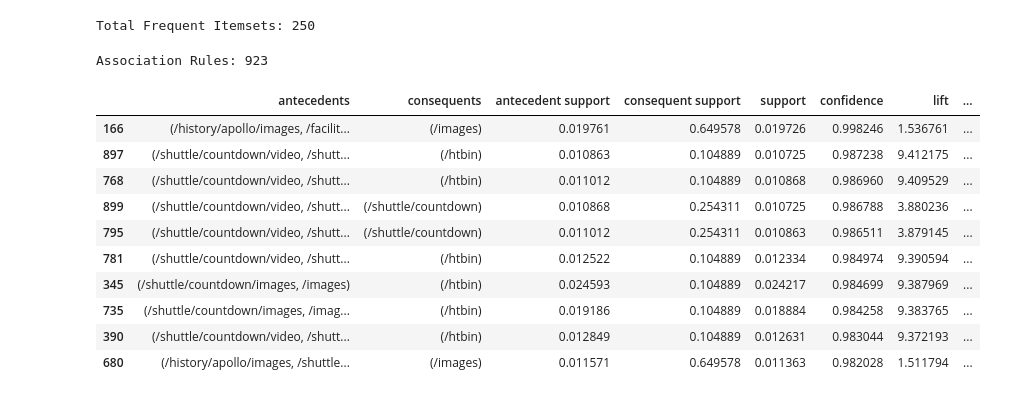
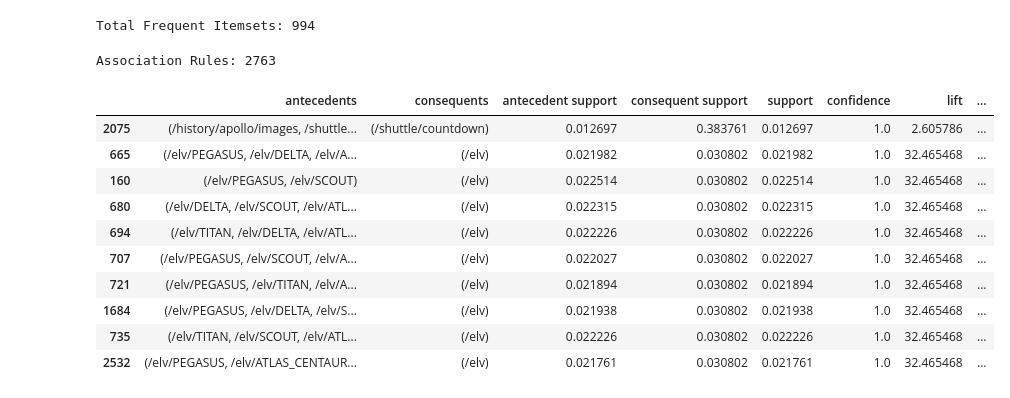
Before and after one commit to AbdallahYettou/ML-Mini-project-uncover-browsing-patterns, a Jupyter notebook: usedAlgorithme/apriori.ipynb, the cells around one changed output. Cells and saved outputs as stored; diff of their text form; code cells hidden in the pictures.

```diff
--- a/usedAlgorithme/apriori.ipynb
+++ b/usedAlgorithme/apriori.ipynb
@@ -8,7 +8,7 @@ from sklearn.naive_bayes import GaussianNB
 from sklearn.metrics import accuracy_score, classification_report, confusion_matrix
 
 
-with open("../Data/extractedAndcleanedData/usersessions.csv", "r", encoding="utf-8") as f:
+with open("../Data/extractedAndcleanedData/cleaned_data.csv", "r", encoding="utf-8") as f:
     lines = [line.strip().split(",") for line in f]
 
 max_cols = max(len(row) for row in lines)
@@ -28,31 +28,33 @@ from mlxtend.frequent_patterns import apriori
 frequent_itemsets = apriori(df_encoded, min_support=0.01, use_colnames=True)
 print("Total Frequent Itemsets:", frequent_itemsets.shape[0])
 # %% [output]
-Total Frequent Itemsets: 250
+Total Frequent Itemsets: 994
 # %%
 from mlxtend.frequent_patterns import association_rules
-rules = association_rules(frequent_itemsets, metric="confidence", min_threshold=0.1)
+rules = association_rules(frequent_itemsets,
+                          metric="confidence",
+                          min_threshold=0.5)
 rules = rules[rules['antecedents'].apply(lambda x: len(x) >= 1) & rules['consequents'].apply(lambda x: len(x) >= 1)]
 rules = rules[
     (rules['antecedents'].apply(len) > 0) &
     (rules['consequents'].apply(len) > 0)
 ]
 print("Association Rules:", rules.shape[0])
 rules_sorted_conf = rules.sort_values(by="confidence", ascending=False)
 rules_sorted_conf.head(10)
 # %% [output]
-Association Rules: 923
+Association Rules: 2763
 |  | antecedents | consequents | antecedent support | consequent support | support | confidence | lift | ... |
-| 166 | (/history/apollo/images, /facilit... | (/images) | 0.019761 | 0.649578 | 0.019726 | 0.998246 | 1.536761 | ... |
-| 897 | (/shuttle/countdown/video, /shutt... | (/htbin) | 0.010863 | 0.104889 | 0.010725 | 0.987238 | 9.412175 | ... |
-| 768 | (/shuttle/countdown/video, /shutt... | (/htbin) | 0.011012 | 0.104889 | 0.010868 | 0.986960 | 9.409529 | ... |
-| 899 | (/shuttle/countdown/video, /shutt... | (/shuttle/countdown) | 0.010868 | 0.254311 | 0.010725 | 0.986788 | 3.880236 | ... |
-| 795 | (/shuttle/countdown/video, /shutt... | (/shuttle/countdown) | 0.011012 | 0.254311 | 0.010863 | 0.986511 | 3.879145 | ... |
-| 781 | (/shuttle/countdown/video, /shutt... | (/htbin) | 0.012522 | 0.104889 | 0.012334 | 0.984974 | 9.390594 | ... |
-| 345 | (/shuttle/countdown/images, /images) | (/htbin) | 0.024593 | 0.104889 | 0.024217 | 0.984699 | 9.387969 | ... |
-| 735 | (/shuttle/countdown/images, /imag... | (/htbin) | 0.019186 | 0.104889 | 0.018884 | 0.984258 | 9.383765 | ... |
-| 390 | (/shuttle/countdown/video, /shutt... | (/htbin) | 0.012849 | 0.104889 | 0.012631 | 0.983044 | 9.372193 | ... |
-| 680 | (/history/apollo/images, /shuttle... | (/images) | 0.011571 | 0.649578 | 0.011363 | 0.982028 | 1.511794 | ... |
+| 2075 | (/history/apollo/images, /shuttle... | (/shuttle/countdown) | 0.012697 | 0.383761 | 0.012697 | 1.0 | 2.605786 | ... |
+| 665 | (/elv/PEGASUS, /elv/DELTA, /elv/A... | (/elv) | 0.021982 | 0.030802 | 0.021982 | 1.0 | 32.465468 | ... |
+| 160 | (/elv/PEGASUS, /elv/SCOUT) | (/elv) | 0.022514 | 0.030802 | 0.022514 | 1.0 | 32.465468 | ... |
+| 680 | (/elv/DELTA, /elv/SCOUT, /elv/ATL... | (/elv) | 0.022315 | 0.030802 | 0.022315 | 1.0 | 32.465468 | ... |
+| 694 | (/elv/TITAN, /elv/DELTA, /elv/ATL... | (/elv) | 0.022226 | 0.030802 | 0.022226 | 1.0 | 32.465468 | ... |
+| 707 | (/elv/PEGASUS, /elv/SCOUT, /elv/A... | (/elv) | 0.022027 | 0.030802 | 0.022027 | 1.0 | 32.465468 | ... |
+| 721 | (/elv/PEGASUS, /elv/TITAN, /elv/A... | (/elv) | 0.021894 | 0.030802 | 0.021894 | 1.0 | 32.465468 | ... |
+| 1684 | (/elv/PEGASUS, /elv/DELTA, /elv/S... | (/elv) | 0.021938 | 0.030802 | 0.021938 | 1.0 | 32.465468 | ... |
+| 735 | (/elv/TITAN, /elv/SCOUT, /elv/ATL... | (/elv) | 0.022226 | 0.030802 | 0.022226 | 1.0 | 32.465468 | ... |
+| 2532 | (/elv/PEGASUS, /elv/ATLAS_CENTAUR... | (/elv) | 0.021761 | 0.030802 | 0.021761 | 1.0 | 32.465468 | ... |
 # %%
 plt.figure(figsize=(8,6))
 plt.scatter(rules['confidence'], rules['lift'], s=rules['support']*5000)
```
Also changed, not shown: parts of 2 cells of this notebook, 11 other files.
